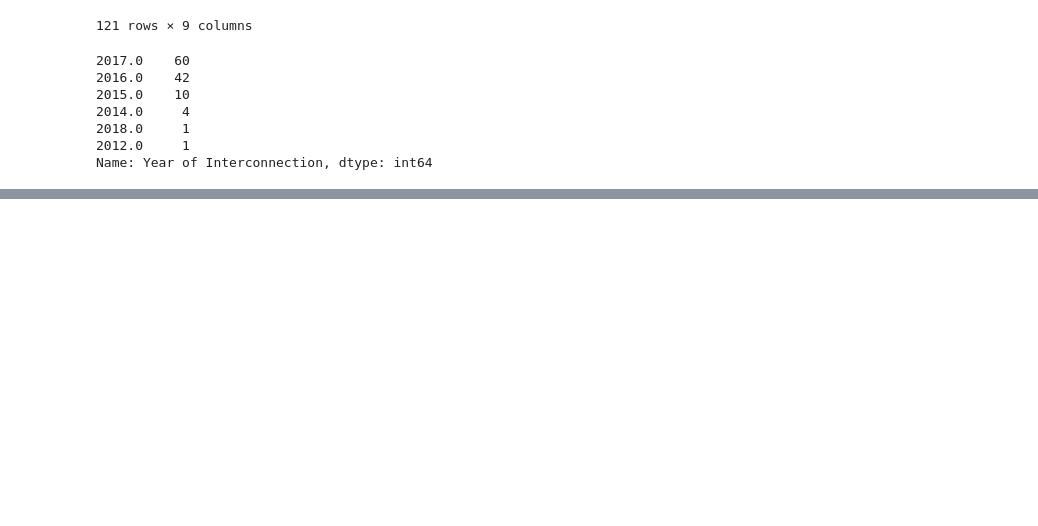
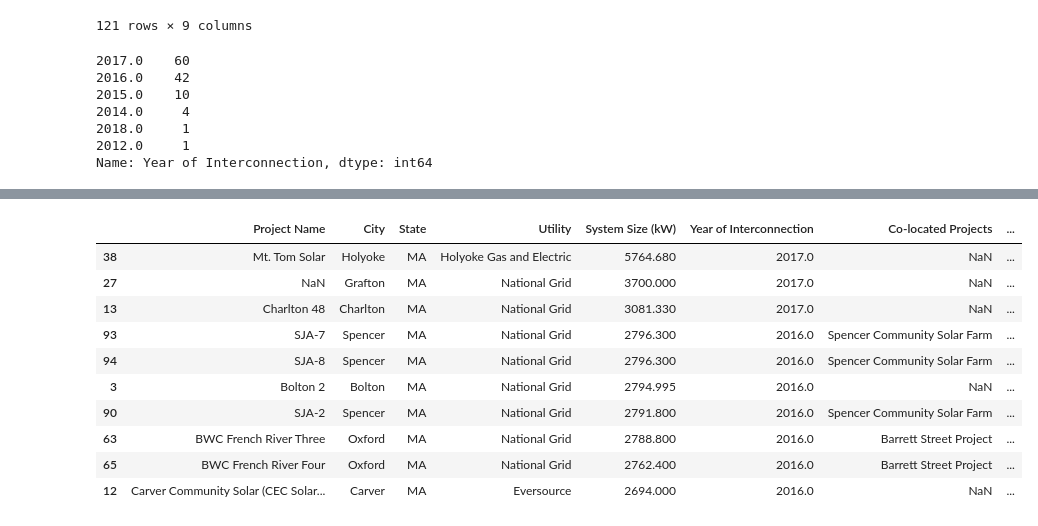
Before and after one commit to mattrehbein/data_studio, a Jupyter notebook: code/05-project/Community solar gardens.ipynb, the cells around one changed output, grey strips where cells are left out. Cells and saved outputs as stored; diff of their text form; code cells hidden in the pictures; blank space fills up the shorter version.

Commit message:
solar gardens proj update

```diff
--- a/code/05-project/Community solar gardens.ipynb
+++ b/code/05-project/Community solar gardens.ipynb
@@ -83,6 +98,8 @@ MA.sort_values(by='Year of Interconnection', ascending=False)
 121 rows × 9 columns
 # %%
 MA.to_csv("MA_solar_gardens.csv", index=False)
+# %%
+MA = pd.read_csv("MA_solar_gardens.csv")
 # %%
 MA['Year of Interconnection'].value_counts()
 # %% [output]
@@ -96,3 +124,17 @@ Name: Year of Interconnection, dtype: int64
+# %%
+MA.sort_values(by='System Size (kW)', ascending=False).head(10)
+# %% [output]
+|  | Project Name | City | State | Utility | System Size (kW) | Year of Interconnection | Co-located Projects | ... |
+| 38 | Mt. Tom Solar | Holyoke | MA | Holyoke Gas and Electric | 5764.680 | 2017.0 | NaN | ... |
+| 27 | NaN | Grafton | MA | National Grid | 3700.000 | 2017.0 | NaN | ... |
+| 13 | Charlton 48 | Charlton | MA | National Grid | 3081.330 | 2017.0 | NaN | ... |
+| 93 | SJA-7 | Spencer | MA | National Grid | 2796.300 | 2016.0 | Spencer Community Solar Farm | ... |
+| 94 | SJA-8 | Spencer | MA | National Grid | 2796.300 | 2016.0 | Spencer Community Solar Farm | ... |
+| 3 | Bolton 2 | Bolton | MA | National Grid | 2794.995 | 2016.0 | NaN | ... |
+| 90 | SJA-2 | Spencer | MA | National Grid | 2791.800 | 2016.0 | Spencer Community Solar Farm | ... |
+| 63 | BWC French River Three | Oxford | MA | National Grid | 2788.800 | 2016.0 | Barrett Street Project | ... |
+| 65 | BWC French River Four | Oxford | MA | National Grid | 2762.400 | 2016.0 | Barrett Street Project | ... |
+| 12 | Carver Community Solar (CEC Solar... | Carver | MA | Eversource | 2694.000 | 2016.0 | NaN | ... |
 # %%
 df.sort_values(by='System Size (kW)', ascending=False).head(10)
 # %% [output]
```
Also changed, not shown: parts of 3 cells of this notebook, 3 other files.
